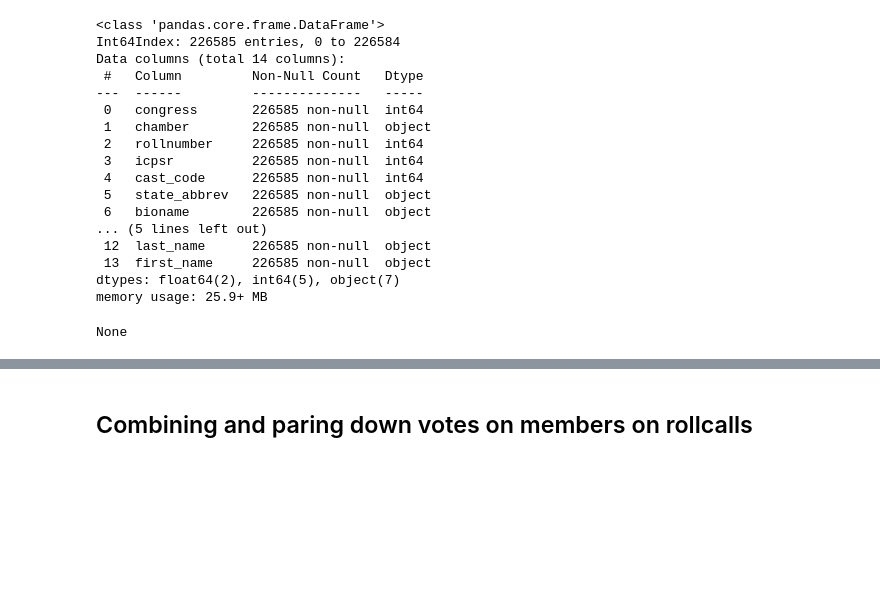
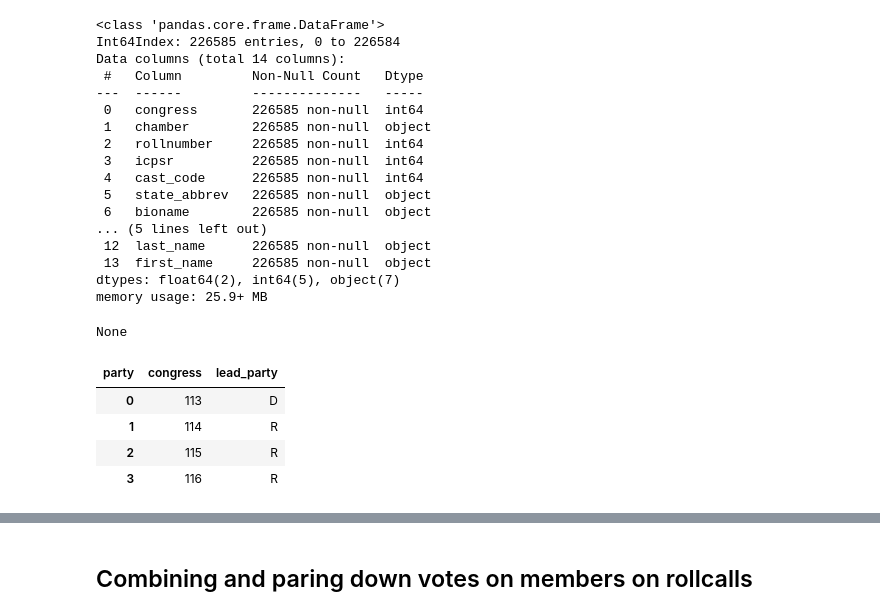
Before and after one commit to zapatos24/senator_nlp_vote_prediction, a Jupyter notebook: df_construction_and_EDA.ipynb, the cells around one changed output, grey strips where cells are left out. Saved outputs shown, nothing was run; the diff lists cells and outputs as text; code cells hidden in the pictures; blank space fills up the shorter version.

Commit message:
add feature for lead party in congress

```diff
--- a/df_construction_and_EDA.ipynb
+++ b/df_construction_and_EDA.ipynb
@@ -253,3 +253,16 @@ Data columns (total 14 columns):
 dtypes: float64(2), int64(5), object(7)
 memory usage: 25.9+ MB
 None
+# %%
+party_count = votes_members_df[votes_members_df['rollnumber'] == 1].groupby(['congress', 'party']).icpsr.count()
+party_count_df = party_count.unstack()
+party_count_df['lead_party'] = party_count_df.apply(lambda x: 'D' if x['D'] > x['R'] else 'R', axis=1)
+party_count_df.drop(['D', 'I', 'R'], axis=1, inplace=True)
+party_count_df = party_count_df.reset_index()
+party_count_df
+# %% [output]
+| party | congress | lead_party |
+| 0 | 113 | D |
+| 1 | 114 | R |
+| 2 | 115 | R |
+| 3 | 116 | R |
```
Also changed, not shown: parts of 3 cells of this notebook, 1 other file.
